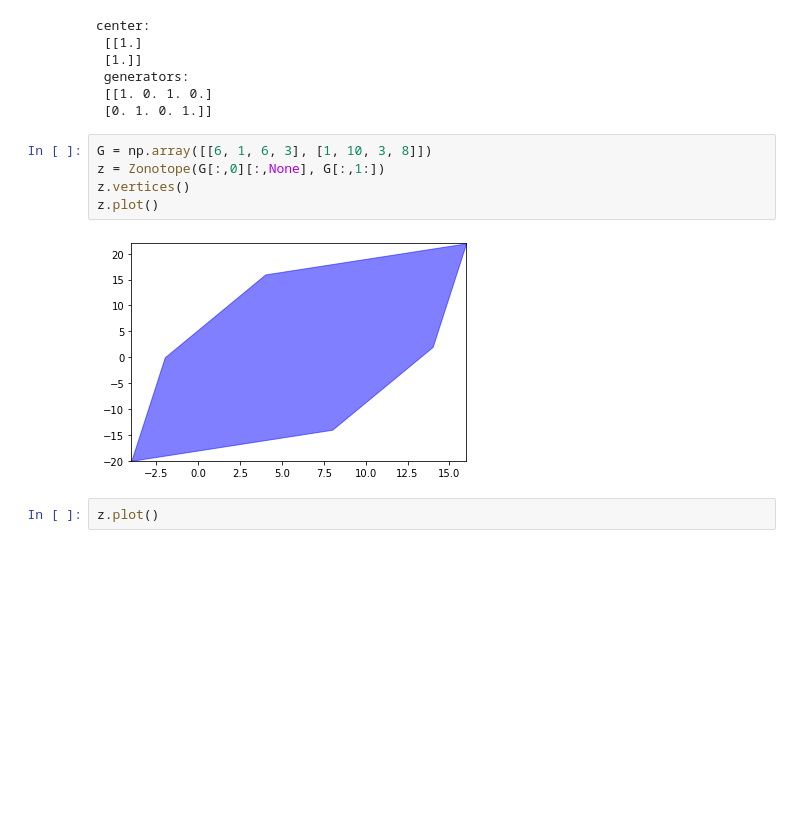
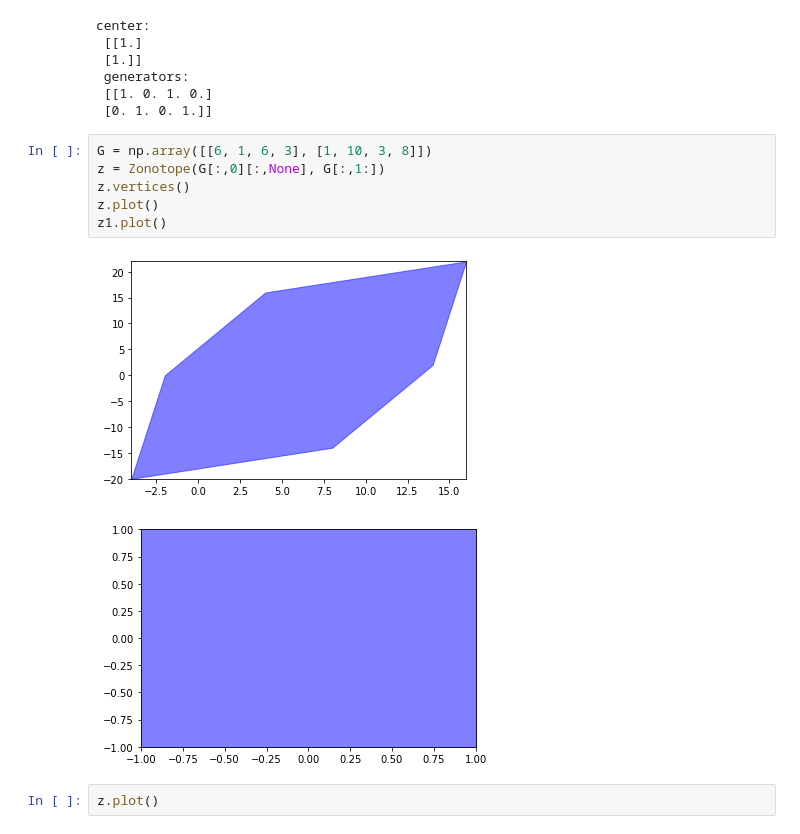
Before and after one commit to Stanford-NavLab/constrained-nn-training, a Jupyter notebook: zonotope_test.ipynb, the cells around one changed output. Saved outputs shown, nothing was run; the diff lists cells and outputs as text; blank space fills up the shorter version.

```diff
--- a/zonotope_test.ipynb
+++ b/zonotope_test.ipynb
@@ -30,10 +30,12 @@ center:
 # %%
 G = np.array([[6, 1, 6, 3], [1, 10, 3, 8]])
 z = Zonotope(G[:,0][:,None], G[:,1:])
 z.vertices()
 z.plot()
+z1.plot()
 # %% [output]
 [figure]
+[figure, added]
 # %%
 z.plot()
 # %% [output]
```
Also changed, not shown: 2 other files.
